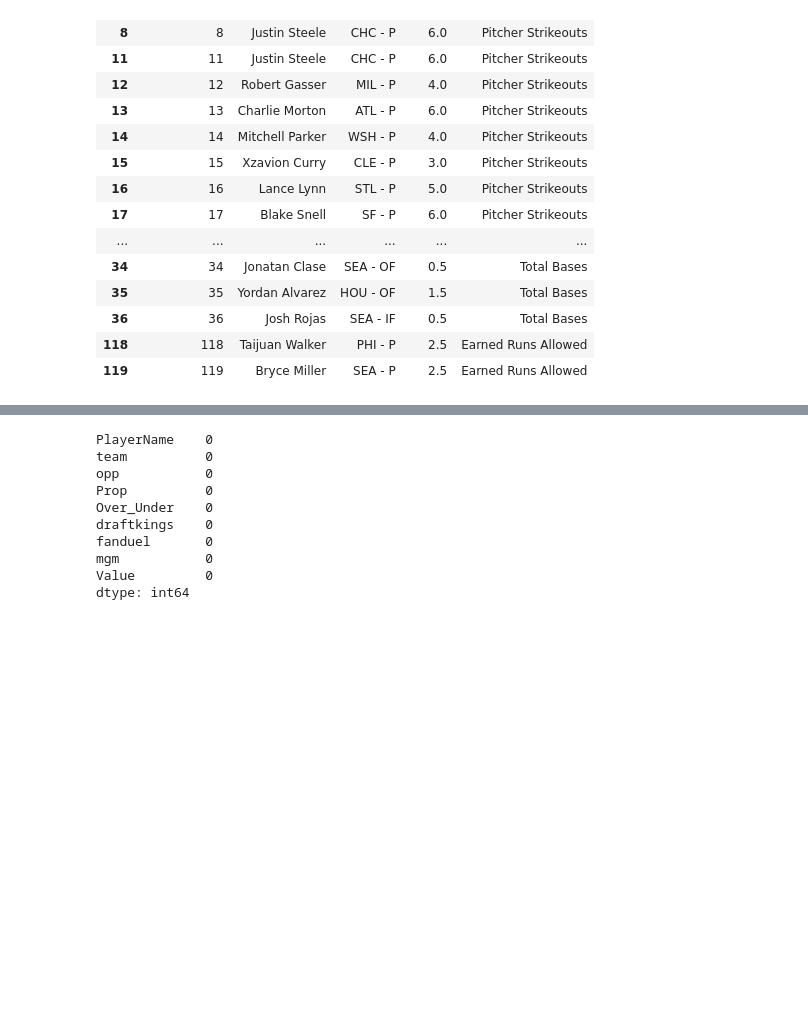
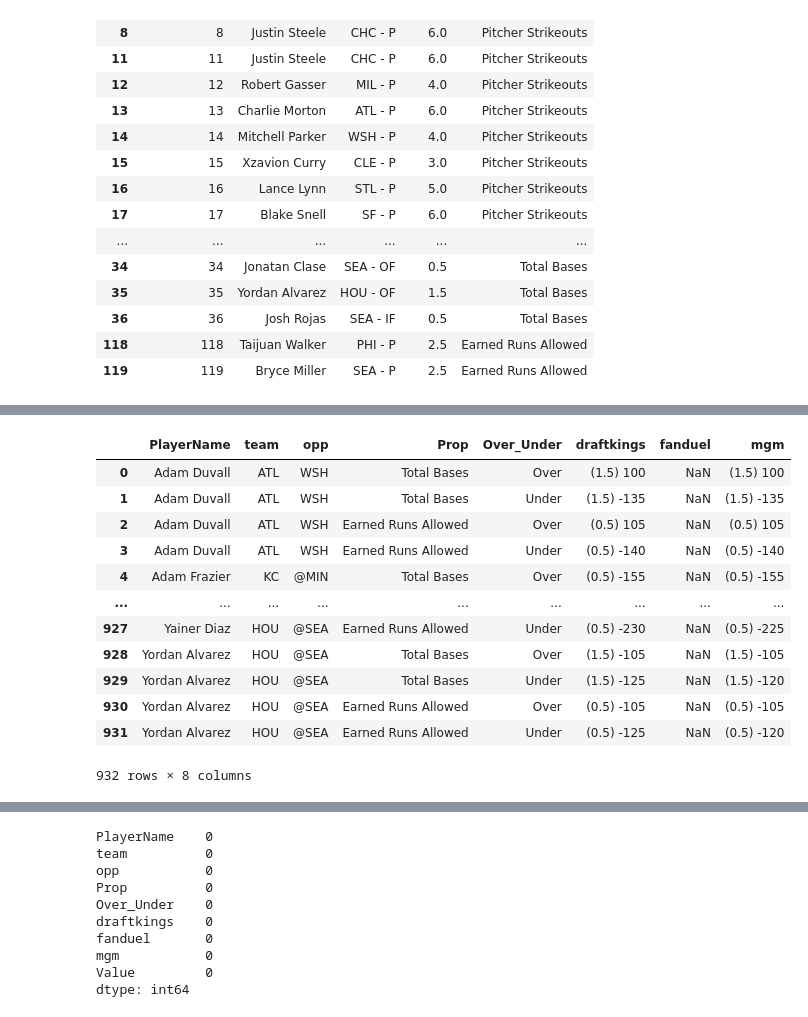
Before and after one commit to DhirenShivdasani/mlb, a Jupyter notebook: Browser Extension.ipynb, the cells around one changed output, grey strips where cells are left out. Cells and saved outputs as stored; diff of their text form; code cells hidden in the pictures; blank space fills up the shorter version.

```diff
--- a/Browser Extension.ipynb
+++ b/Browser Extension.ipynb
@@ -100,3 +100,19 @@ array(['Total Bases', 'Runs', 'Strikeouts'], dtype=object)
+# %%
+betting_odds_data
+# %% [output]
+|  | PlayerName | team | opp | Prop | Over_Under | draftkings | fanduel | mgm |
+| 0 | Adam Duvall | ATL | WSH | Total Bases | Over | (1.5) 100 | NaN | (1.5) 100 |
+| 1 | Adam Duvall | ATL | WSH | Total Bases | Under | (1.5) -135 | NaN | (1.5) -135 |
+| 2 | Adam Duvall | ATL | WSH | Earned Runs Allowed | Over | (0.5) 105 | NaN | (0.5) 105 |
+| 3 | Adam Duvall | ATL | WSH | Earned Runs Allowed | Under | (0.5) -140 | NaN | (0.5) -140 |
+| 4 | Adam Frazier | KC | @MIN | Total Bases | Over | (0.5) -155 | NaN | (0.5) -155 |
+| ... | ... | ... | ... | ... | ... | ... | ... | ... |
+| 927 | Yainer Diaz | HOU | @SEA | Earned Runs Allowed | Under | (0.5) -230 | NaN | (0.5) -225 |
+| 928 | Yordan Alvarez | HOU | @SEA | Total Bases | Over | (1.5) -105 | NaN | (1.5) -105 |
+| 929 | Yordan Alvarez | HOU | @SEA | Total Bases | Under | (1.5) -125 | NaN | (1.5) -120 |
+| 930 | Yordan Alvarez | HOU | @SEA | Earned Runs Allowed | Over | (0.5) -105 | NaN | (0.5) -105 |
+| 931 | Yordan Alvarez | HOU | @SEA | Earned Runs Allowed | Under | (0.5) -125 | NaN | (0.5) -120 |
+932 rows × 8 columns
 # %%
 prizepicks_data['Prop'].unique()
 # %% [output]
```
Also changed, not shown: parts of 7 cells of this notebook, 2 other files.
